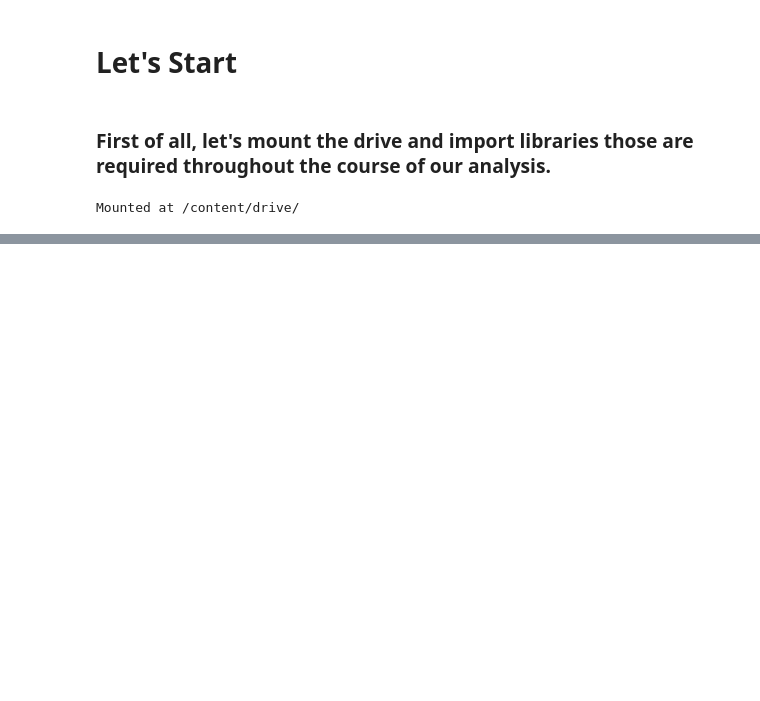
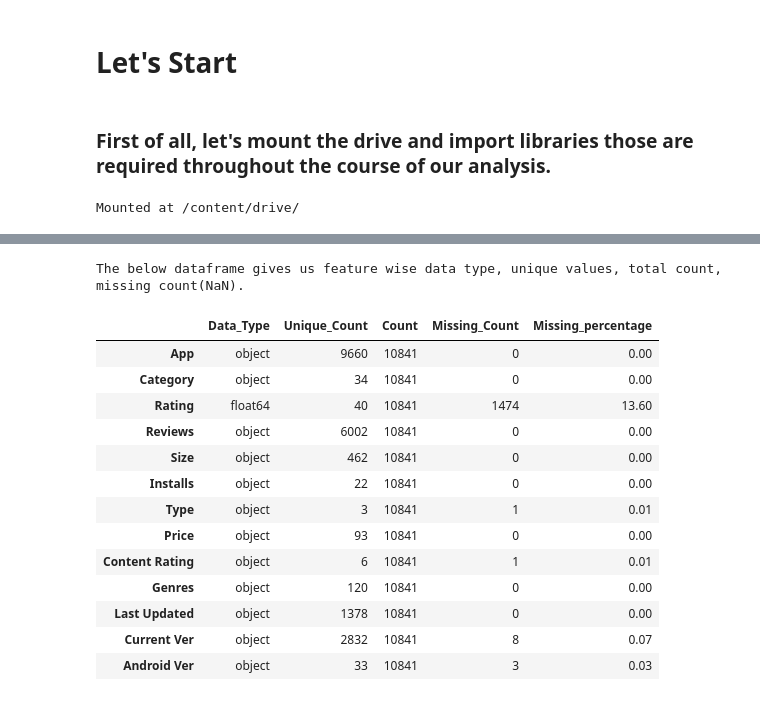
Before and after one commit to Sanddeep-K/Capstone_1_EDA_Play_Store_App_Review, a Jupyter notebook: Sandeep_K_Capstone_1_EDA_Play_Store_App_Review.ipynb, the cells around one changed output, grey strips where cells are left out. Drawn from its saved outputs; the diff is of its cells as text; code cells hidden in the pictures; blank space fills up the shorter version.

```diff
--- a/Sandeep_K_Capstone_1_EDA_Play_Store_App_Review.ipynb
+++ b/Sandeep_K_Capstone_1_EDA_Play_Store_App_Review.ipynb
@@ -39,0 +97,30 @@ import matplotlib.pyplot as plt
+# %%
+# Let's check : Summary of Critical Information for the dataset.
+
+print(f'The below dataframe gives us feature wise data type, unique values, total count, missing count(NaN).')
+print('\n')
+def psa_df():
+  temp = pd.DataFrame(index =psa_data_df.columns)
+  temp['Data_Type'] = psa_data_df.dtypes
+  temp['Unique_Count'] = psa_data_df.nunique()
+  temp['Count']= psa_data_df.isnull().count()
+  temp['Missing_Count'] = psa_data_df.isnull().sum()
+  temp['Missing_percentage']= round( temp['Missing_Count'] / temp['Count'] * 100, 2)
+  return temp
+psa_df()
+# %% [output]
+The below dataframe gives us feature wise data type, unique values, total count, missing count(NaN).
+|  | Data_Type | Unique_Count | Count | Missing_Count | Missing_percentage |
+| App | object | 9660 | 10841 | 0 | 0.00 |
+| Category | object | 34 | 10841 | 0 | 0.00 |
+| Rating | float64 | 40 | 10841 | 1474 | 13.60 |
+| Reviews | object | 6002 | 10841 | 0 | 0.00 |
+| Size | object | 462 | 10841 | 0 | 0.00 |
+| Installs | object | 22 | 10841 | 0 | 0.00 |
+| Type | object | 3 | 10841 | 1 | 0.01 |
+| Price | object | 93 | 10841 | 0 | 0.00 |
+| Content Rating | object | 6 | 10841 | 1 | 0.01 |
+| Genres | object | 120 | 10841 | 0 | 0.00 |
+| Last Updated | object | 1378 | 10841 | 0 | 0.00 |
+| Current Ver | object | 2832 | 10841 | 8 | 0.07 |
+| Android Ver | object | 33 | 10841 | 3 | 0.03 |
```
Also changed, not shown: parts of 17 cells of this notebook.
